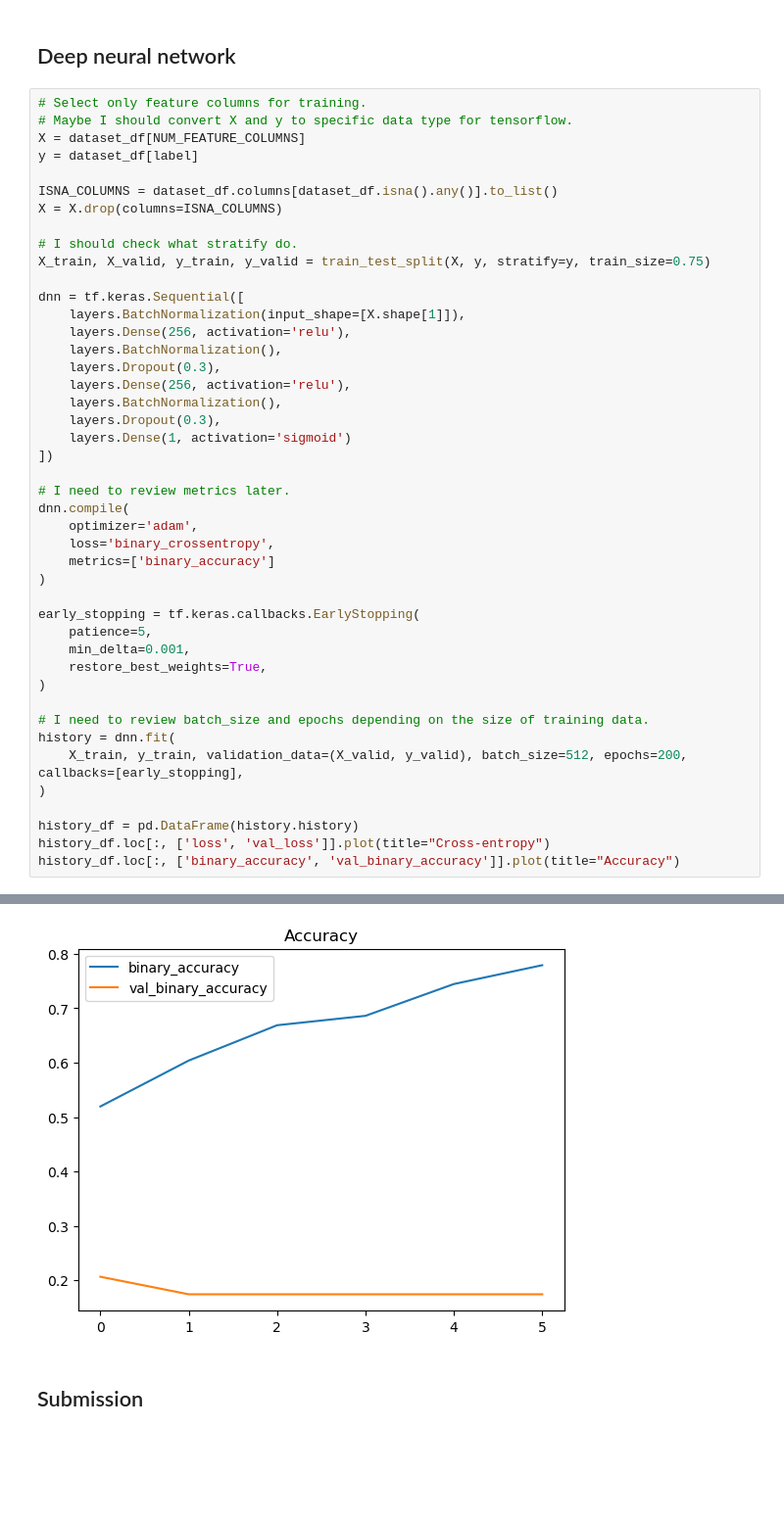
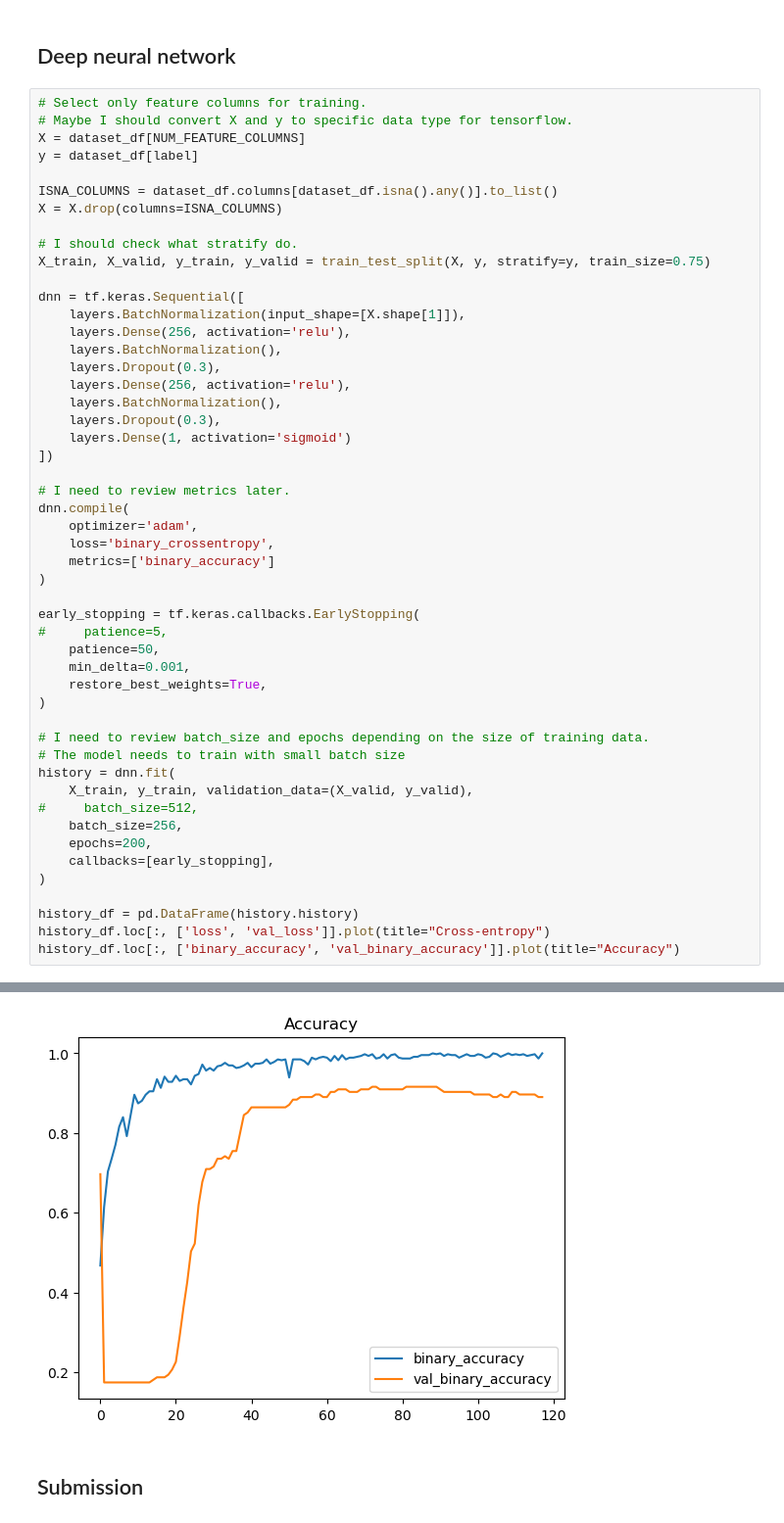
Before and after one commit to koyonkym/kaggle-icr, a Jupyter notebook: notebook0f6edf044e.ipynb, the cells around one changed output, grey strips where cells are left out. Shown at 98% size. Cells and saved outputs as stored; diff of their text form; blank space fills up the shorter version.

```diff
--- a/notebook0f6edf044e.ipynb
+++ b/notebook0f6edf044e.ipynb
@@ -419,14 +419,20 @@ dnn.compile(
 )
 
 early_stopping = tf.keras.callbacks.EarlyStopping(
-    patience=5,
+#     patience=5,
+    patience=50,
     min_delta=0.001,
     restore_best_weights=True,
 )
 
 # I need to review batch_size and epochs depending on the size of training data.
+# The model needs to train with small batch size
 history = dnn.fit(
-    X_train, y_train, validation_data=(X_valid, y_valid), batch_size=512, epochs=200, callbacks=[early_stopping],
+    X_train, y_train, validation_data=(X_valid, y_valid),
+#     batch_size=512,
+    batch_size=256,
+    epochs=200,
+    callbacks=[early_stopping],
 )
 
 history_df = pd.DataFrame(history.history)
@@ -450,4 +461,4 @@ Epoch 6/200
-[figure, old version]
+[figure, new version]
 # %% [markdown]
 ## Submission
 # %%
```
Also changed, not shown: parts of 6 cells of this notebook.
